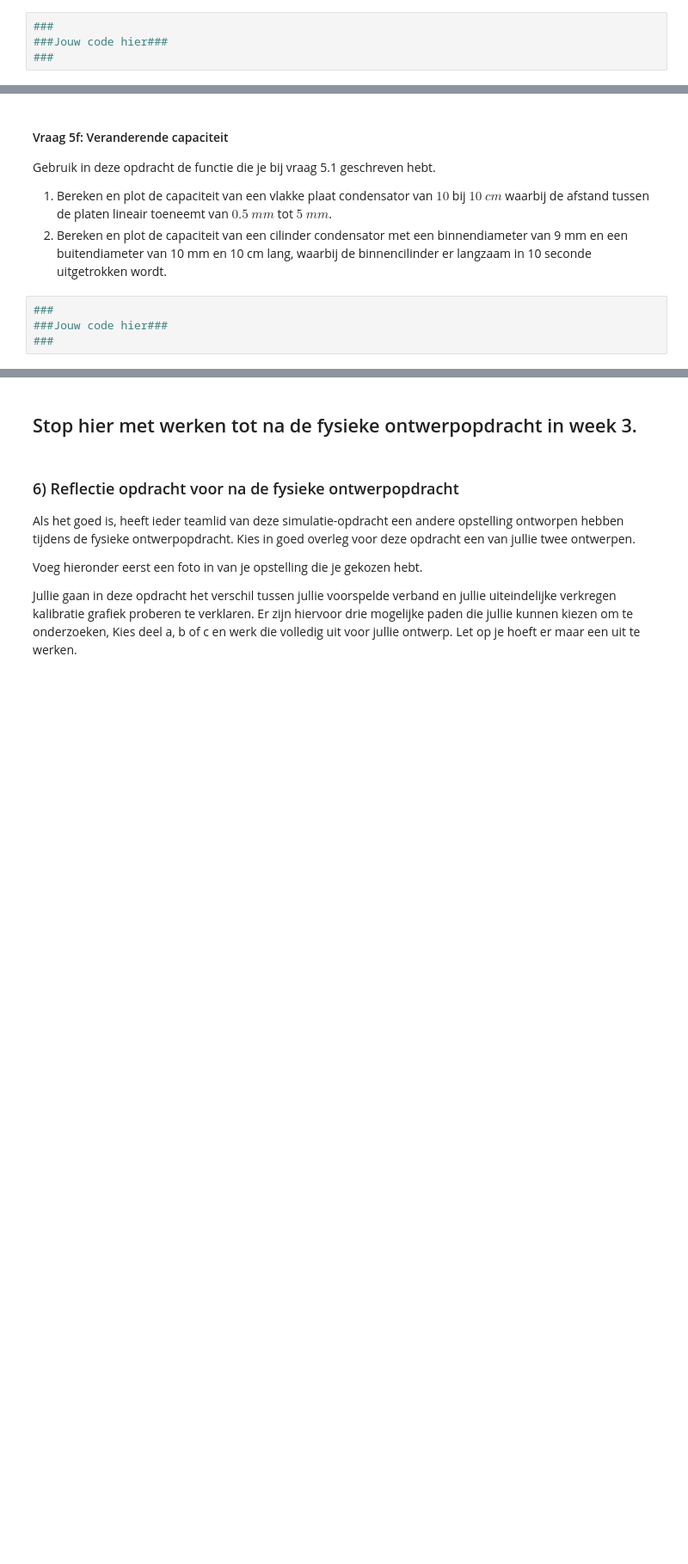
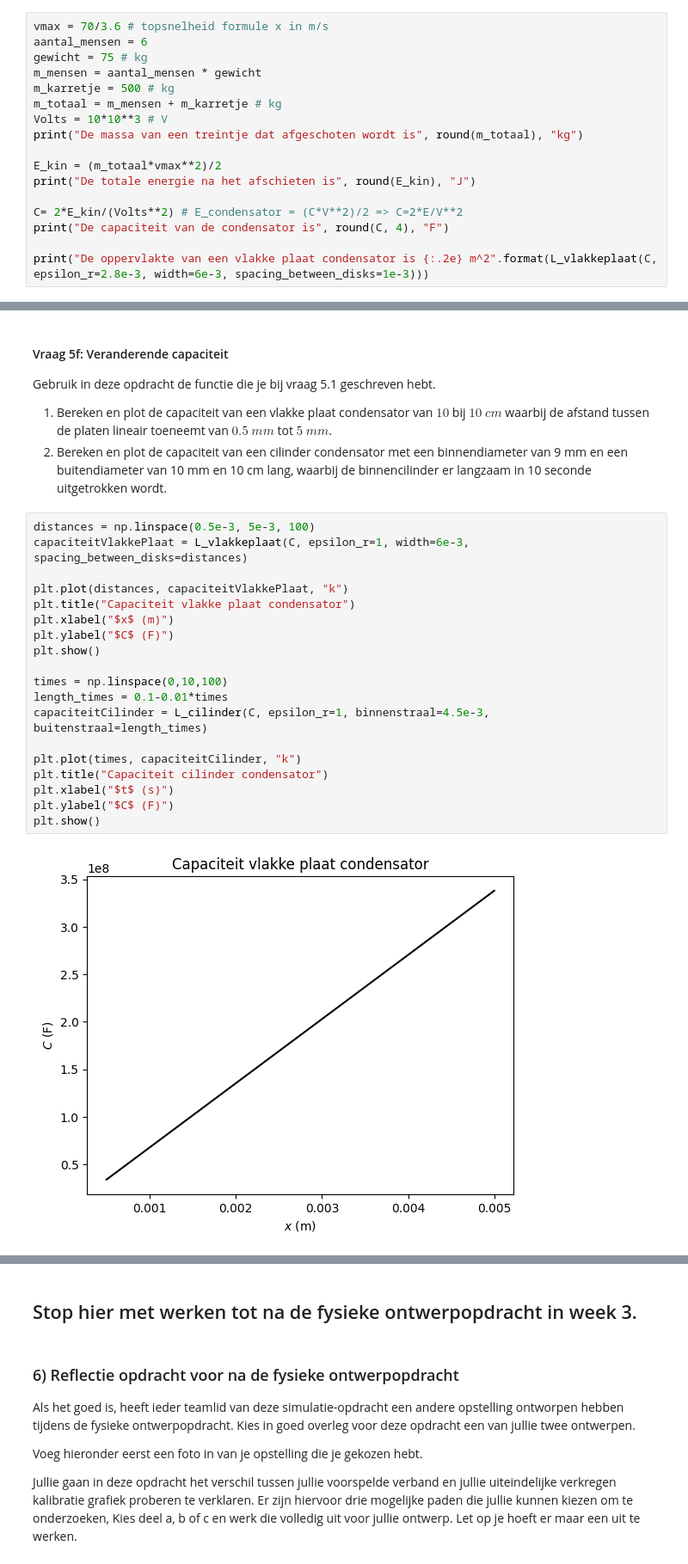
Before and after one commit to Tpalders/opdrachten-DEF-D, a Jupyter notebook: DigitaleOntwerpopdrachten/1CondensatorOpdracht/CondensatorOntwerpopdracht.ipynb, the cells around one changed output, grey strips where cells are left out. Shown at 86% size. Drawn from its saved outputs; the diff is of its cells as text; blank space fills up the shorter version.

```diff
--- a/DigitaleOntwerpopdrachten/1CondensatorOpdracht/CondensatorOntwerpopdracht.ipynb
+++ b/DigitaleOntwerpopdrachten/1CondensatorOpdracht/CondensatorOntwerpopdracht.ipynb
@@ -872,6 +872,19 @@ Hierin is $E$ de totaal opgeslagen energie $C$ de capaciteit en $V$ het voltage
 5. Print alle berekende waardes op een nette en overzichtelijke manier.
 6. Is dit realistisch, bedenk een manier hoe dit toch kan in een relatief klein volume.
 # %%
-###
-###Jouw code hier###
-###
+vmax = 70/3.6 # topsnelheid formule x in m/s
+aantal_mensen = 6
+gewicht = 75 # kg
+m_mensen = aantal_mensen * gewicht
+m_karretje = 500 # kg
+m_totaal = m_mensen + m_karretje # kg
+Volts = 10*10**3 # V
+print("De massa van een treintje dat afgeschoten wordt is", round(m_totaal), "kg")
+
+E_kin = (m_totaal*vmax**2)/2
+print("De totale energie na het afschieten is", round(E_kin), "J")
+
+C= 2*E_kin/(Volts**2) # E_condensator = (C*V**2)/2 => C=2*E/V**2
+print("De capaciteit van de condensator is", round(C, 4), "F")
+
+print("De oppervlakte van een vlakke plaat condensator is {:.2e} m^2".format(L_vlakkeplaat(C, epsilon_r=2.8e-3, width=6e-3, spacing_between_disks=1e-3)))
@@ -887,6 +905,23 @@ Gebruik in deze opdracht de functie die je bij vraag 5.1 geschreven hebt.
 1. Bereken en plot de capaciteit van een vlakke plaat condensator van $10$ bij $10$ $cm$ waarbij de afstand tussen de platen lineair toeneemt van $0.5$ $mm$ tot $5$ $mm$.
 2. Bereken en plot de capaciteit van een cilinder condensator met een binnendiameter van 9 mm en een buitendiameter van 10 mm en 10 cm lang, waarbij de binnencilinder er langzaam in 10 seconde uitgetrokken wordt.
 # %%
-###
-###Jouw code hier###
-###
+distances = np.linspace(0.5e-3, 5e-3, 100)
+capaciteitVlakkePlaat = L_vlakkeplaat(C, epsilon_r=1, width=6e-3, spacing_between_disks=distances)
+
+plt.plot(distances, capaciteitVlakkePlaat, "k")
+plt.title("Capaciteit vlakke plaat condensator")
+plt.xlabel("$x$ (m)")
+plt.ylabel("$C$ (F)")
+plt.show()
+
+times = np.linspace(0,10,100)
+length_times = 0.1-0.01*times
+capaciteitCilinder = L_cilinder(C, epsilon_r=1, binnenstraal=4.5e-3, buitenstraal=length_times)
+
+plt.plot(times, capaciteitCilinder, "k")
+plt.title("Capaciteit cilinder condensator")
+plt.xlabel("$t$ (s)")
+plt.ylabel("$C$ (F)")
+plt.show()
+# %% [output]
+[figure, added]
```
Also changed, not shown: parts of 3 cells of this notebook.
